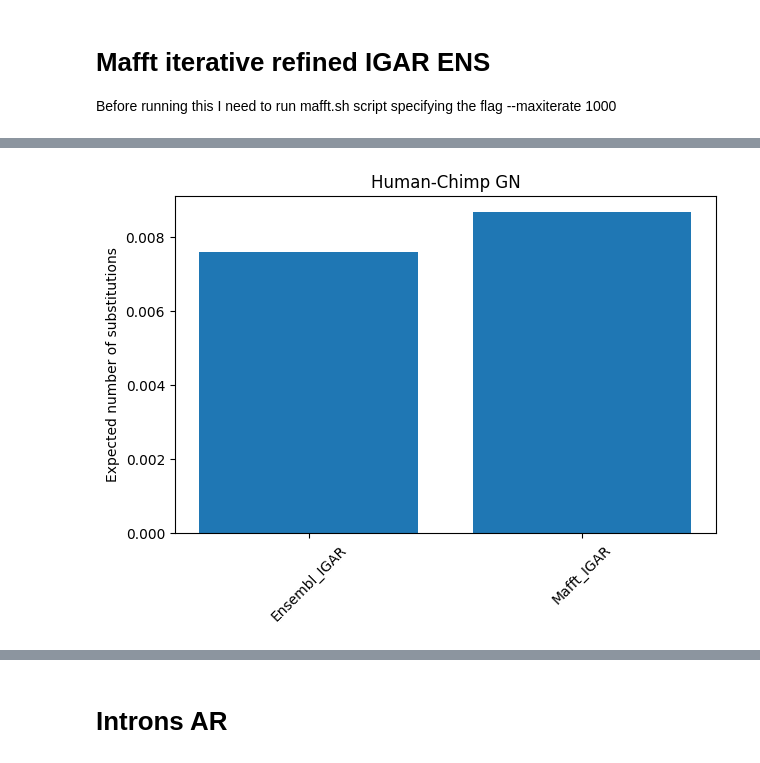
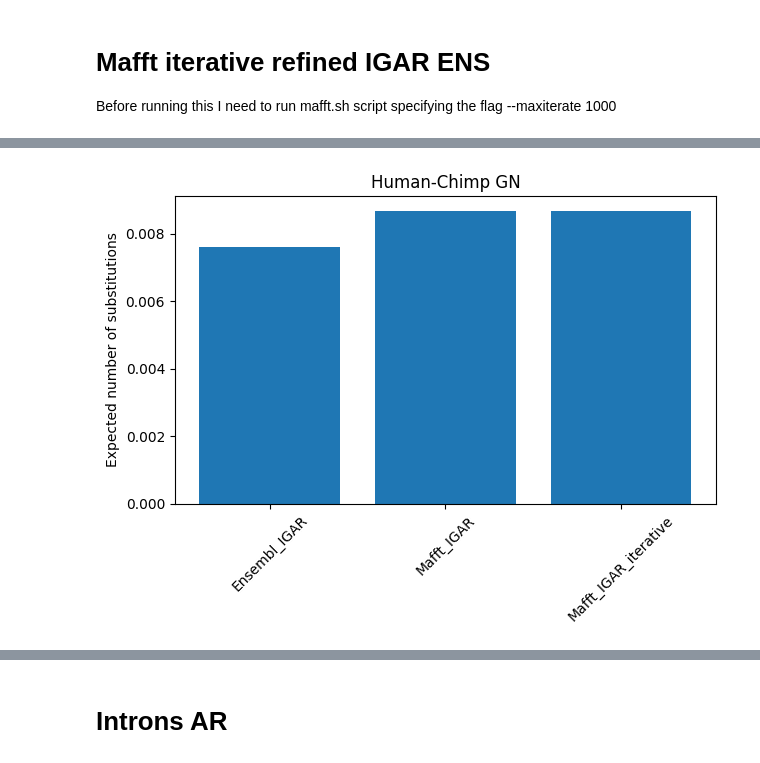
Before and after one commit to uliseshmc/EstimatingUd, a Jupyter notebook: test_alignmentquality/All_IGmafftvsEnsembl.ipynb, the cells around one changed output, grey strips where cells are left out. Saved outputs shown, nothing was run; the diff lists cells and outputs as text; code cells hidden in the pictures.

```diff
--- a/test_alignmentquality/All_IGmafftvsEnsembl.ipynb
+++ b/test_alignmentquality/All_IGmafftvsEnsembl.ipynb
@@ -176,18 +176,19 @@ Motif params
 # %%
 ENS_human_GN = {
     "Ensembl_IGAR": Ensembl_humanENS_inter,
-    "Mafft_IGAR": Mafft_humanENS_inter
+    "Mafft_IGAR": Mafft_humanENS_inter,
+    "Mafft_IGAR_iterative": Mafft_it_humanENS_inter
 }
 
 plt.figure()
 plt.bar(ENS_human_GN.keys(), ENS_human_GN.values())
 plt.ylabel("Expected number of substitutions")
 plt.title("Human-Chimp GN")
 plt.xticks(rotation=45)
 plt.tight_layout()
 plt.show()
 # %% [output]
-[figure, old version]
+[figure, new version]
 # %%
 dp_mafft = mafft_aln.dotplot(name1="Human", name2="Chimpanzee", title="intron mafft aligned")
 dp_mafft.show()
```
Also changed, not shown: parts of 3 cells of this notebook, 3 other files.
